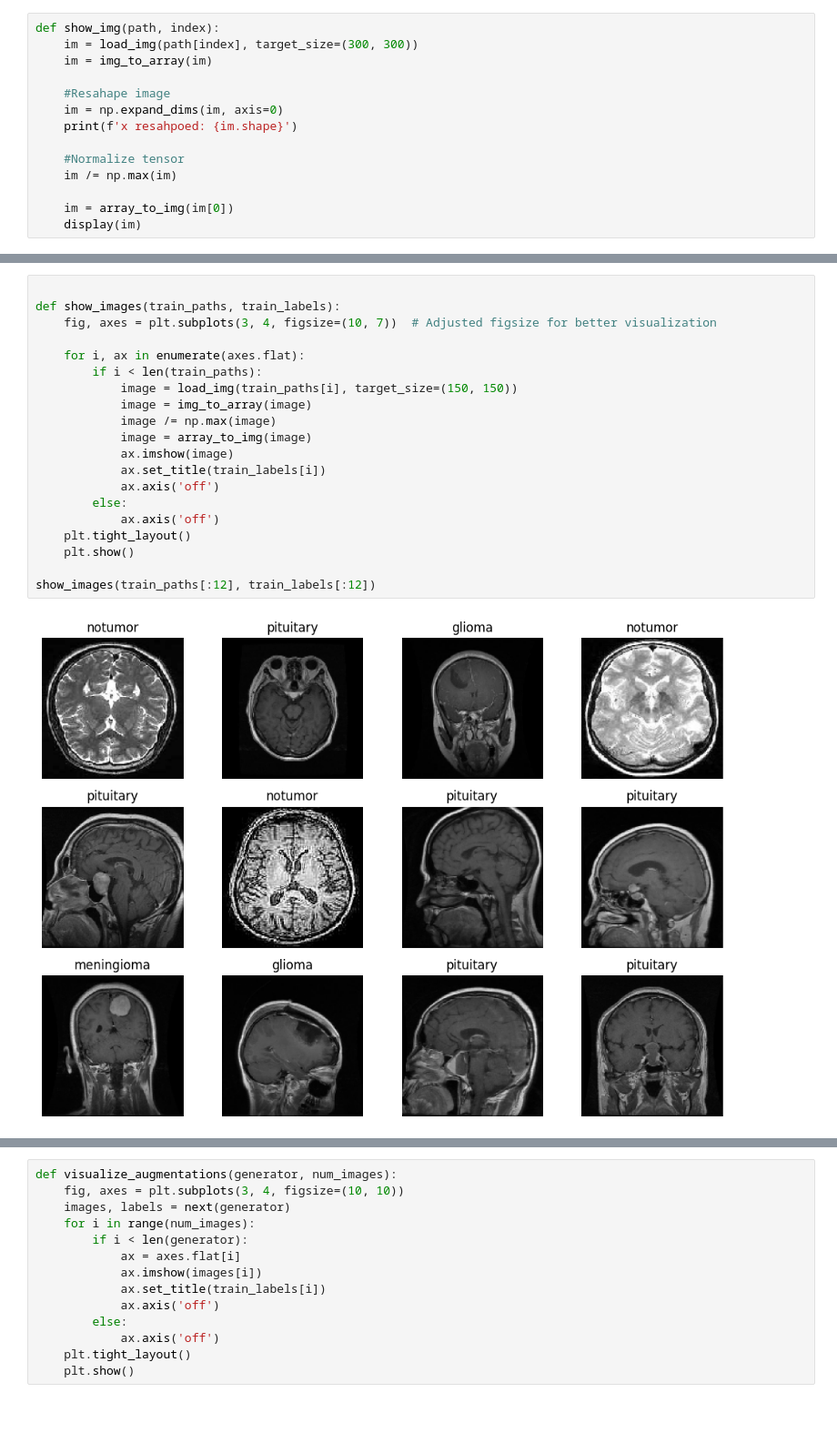
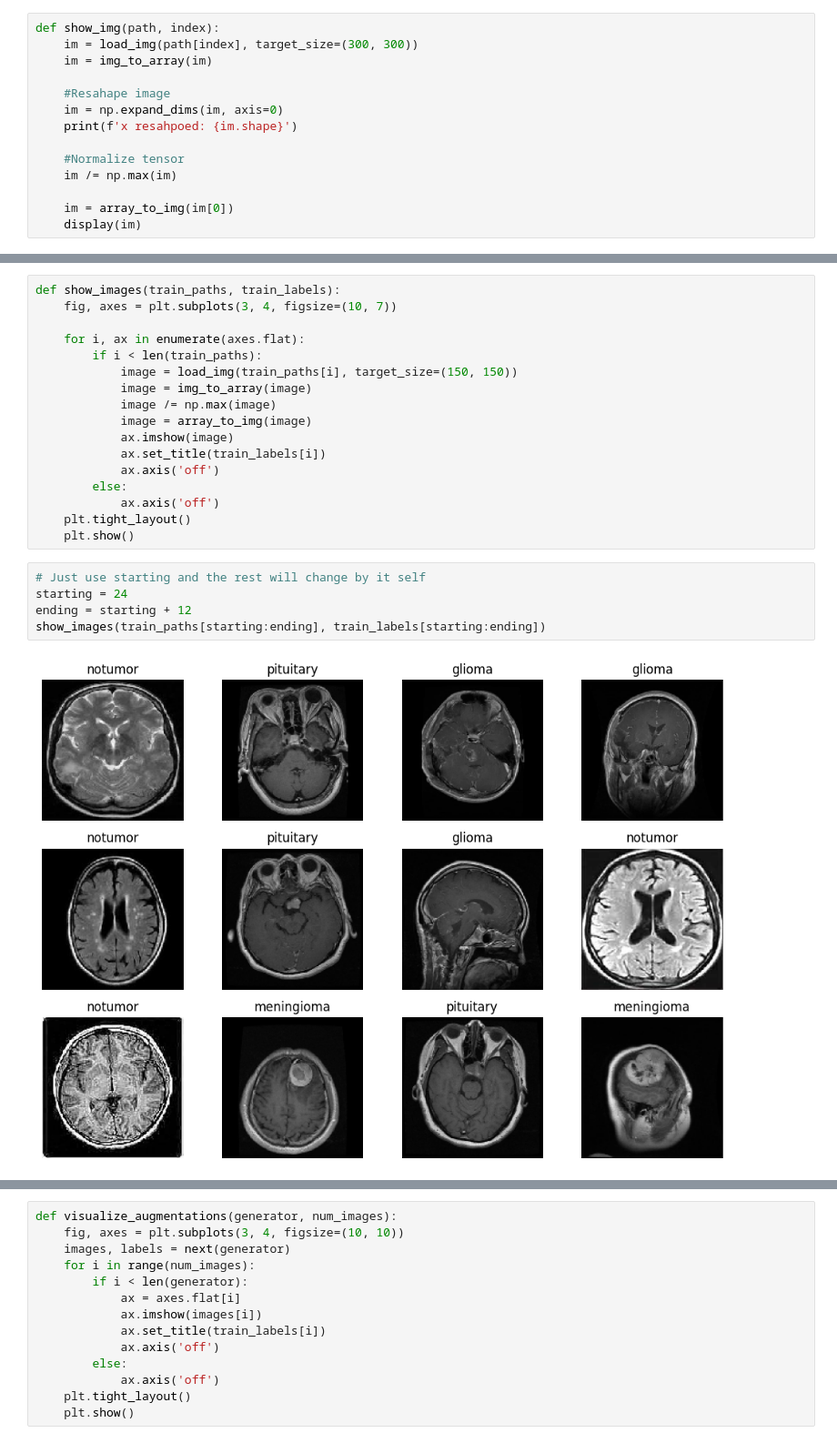
Before and after one commit to Mikkelml/brain_project, a Jupyter notebook: brain_img_classifier.ipynb, the cells around one changed output, grey strips where cells are left out. Shown at 91% size. Saved outputs shown, nothing was run; the diff lists cells and outputs as text; blank space fills up the shorter version.

Commit message:
Change to visualizations functions

```diff
--- a/brain_img_classifier.ipynb
+++ b/brain_img_classifier.ipynb
@@ -179,7 +196,6 @@ x resahpoed: (1, 300, 300, 3)
 # %%
-
 def show_images(train_paths, train_labels):
-    fig, axes = plt.subplots(3, 4, figsize=(10, 7))  # Adjusted figsize for better visualization
+    fig, axes = plt.subplots(3, 4, figsize=(10, 7))
 
     for i, ax in enumerate(axes.flat):
         if i < len(train_paths):
@@ -194,10 +210,13 @@ def show_images(train_paths, train_labels):
             ax.axis('off')
     plt.tight_layout()
     plt.show()
-
-show_images(train_paths[:12], train_labels[:12])
-# %% [output]
-[figure, removed]
+# %%
+# Just use starting and the rest will change by it self
+starting = 24
+ending = starting + 12
+show_images(train_paths[starting:ending], train_labels[starting:ending])
+# %% [output]
+[figure, added]
 # %%
 img_size = (150,150)
 batch_size = 32
```
Also changed, not shown: parts of 16 cells of this notebook.
